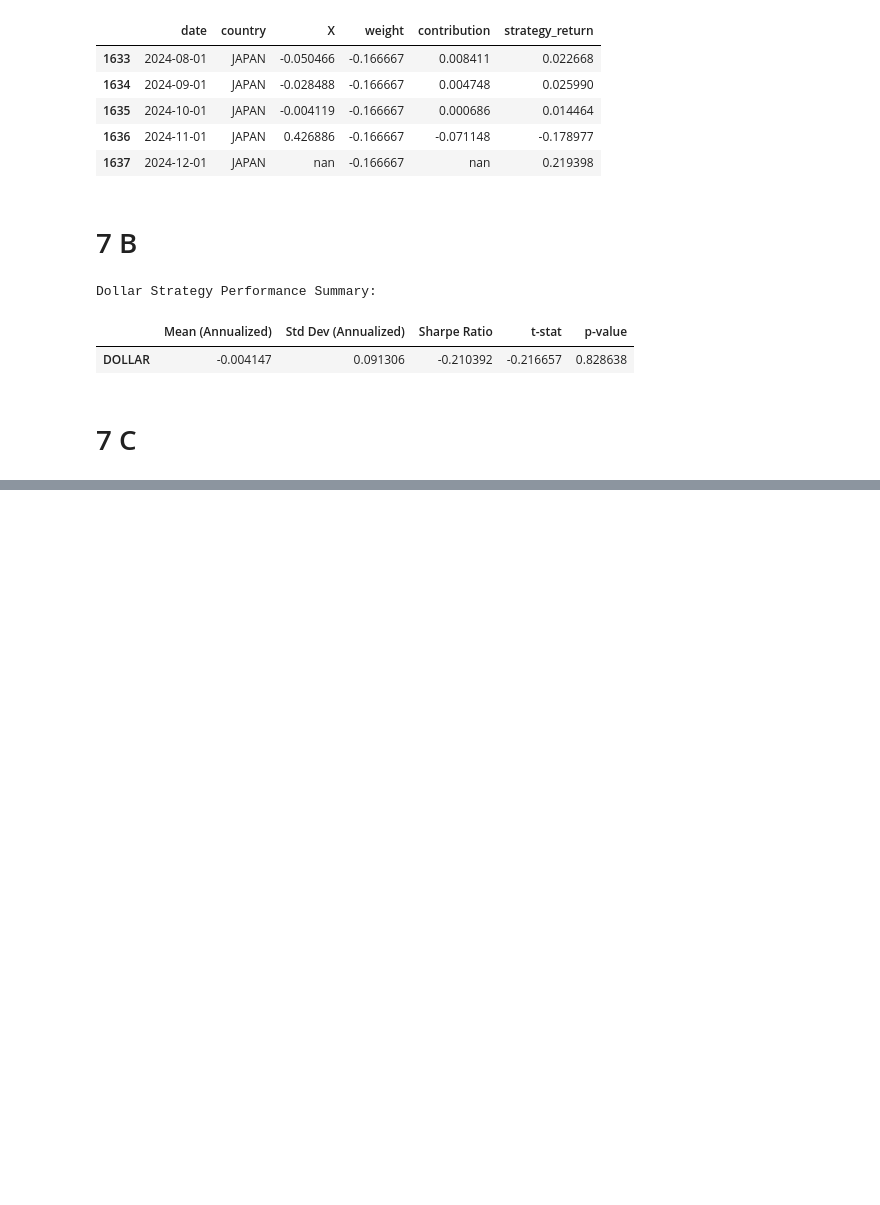
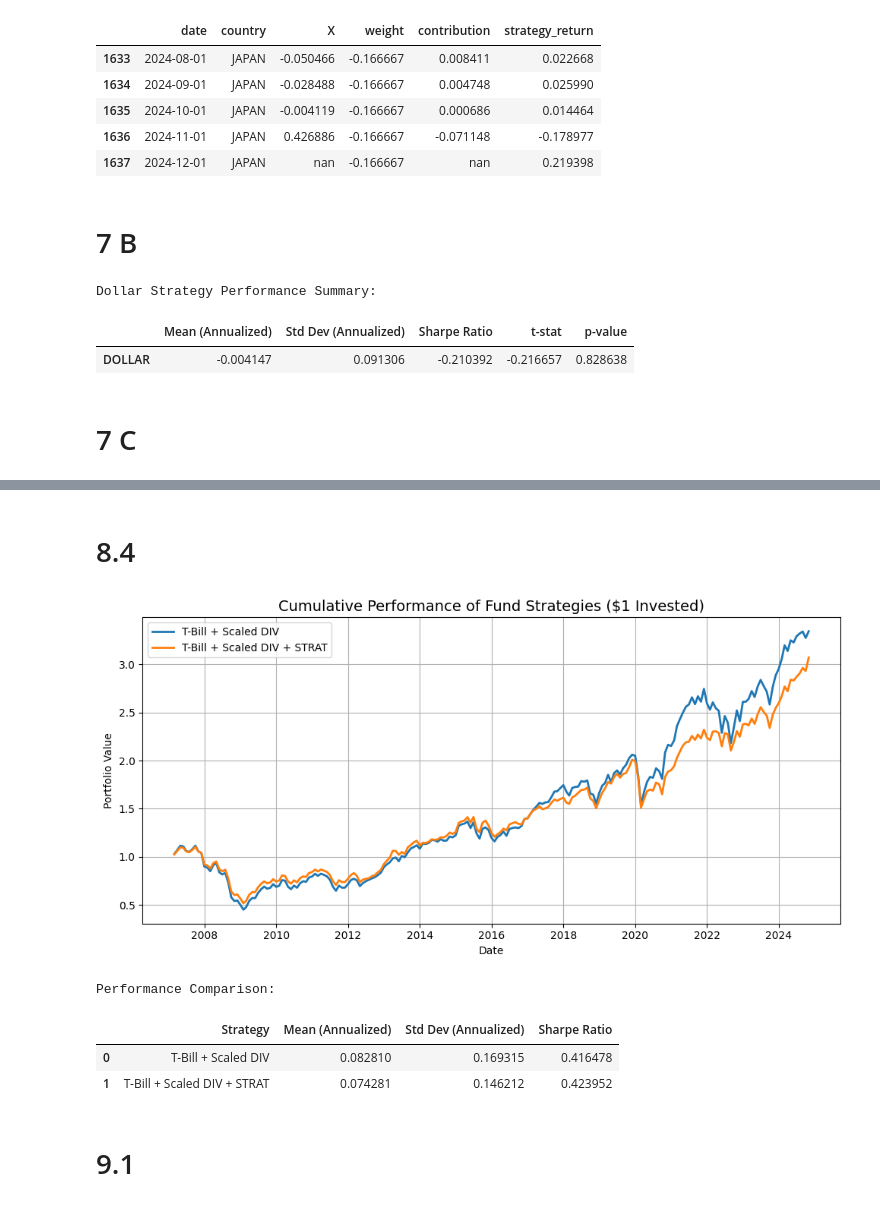
Before and after one commit to mulemule02/investments_project, a Jupyter notebook: investments.ipynb, the cells around one changed output, grey strips where cells are left out. Drawn from its saved outputs; the diff is of its cells as text; code cells hidden in the pictures; blank space fills up the shorter version.

```diff
--- a/investments.ipynb
+++ b/investments.ipynb
@@ -1436,0 +1619,53 @@ Recommendation: DOLLAR provides diversification benefits for DIV investors
+# %% [markdown]
+# 8.4
+# %%
+# Ensure aligned time series
+common_dates_84 = R_fund.index.intersection(R_fund_opt.index)
+R_fund_84 = R_fund.reindex(common_dates_84)
+R_fund_opt_84 = R_fund_opt.reindex(common_dates_84)
+
+# Compute cumulative returns (value of $1 invested)
+cumulative_fund = (1 + R_fund_84).cumprod()
+cumulative_opt = (1 + R_fund_opt_84).cumprod()
+
+# Plotting
+plt.figure(figsize=(10, 5))
+plt.plot(cumulative_fund, label='T-Bill + Scaled DIV', linewidth=2)
+plt.plot(cumulative_opt, label='T-Bill + Scaled DIV + STRAT', linewidth=2)
+plt.title('Cumulative Performance of Fund Strategies ($1 Invested)', fontsize=14)
+plt.xlabel('Date')
+plt.ylabel('Portfolio Value')
+plt.legend()
+plt.grid(True)
+plt.tight_layout()
+plt.show()
+
+# --- Performance Summary Table ---
+
+def compute_summary(returns, rf_series, name):
+    mean_ann = returns.mean() * 12
+    std_ann = returns.std() * np.sqrt(12)
+    sharpe = (mean_ann - rf_series.mean() * 12) / std_ann
+    return {
+        'Strategy': name,
+        'Mean (Annualized)': mean_ann,
+        'Std Dev (Annualized)': std_ann,
+        'Sharpe Ratio': sharpe
+    }
+
+# Compute summaries
+summary_baseline = compute_summary(R_fund_84, rf.loc[R_fund_84.index], 'T-Bill + Scaled DIV')
+summary_optimized = compute_summary(R_fund_opt_84, rf.loc[R_fund_opt_84.index], 'T-Bill + Scaled DIV + STRAT')
+
+# Display side-by-side
+comparison_summary = pd.DataFrame([summary_baseline, summary_optimized])
+print("\nPerformance Comparison:")
+display(comparison_summary)
+# %% [output]
+[figure, added]
+Performance Comparison:
+|  | Strategy | Mean (Annualized) | Std Dev (Annualized) | Sharpe Ratio |
+| 0 | T-Bill + Scaled DIV | 0.082810 | 0.169315 | 0.416478 |
+| 1 | T-Bill + Scaled DIV + STRAT | 0.074281 | 0.146212 | 0.423952 |
+# %% [markdown]
+# 9.1
```
Also changed, not shown: parts of 12 cells of this notebook.
